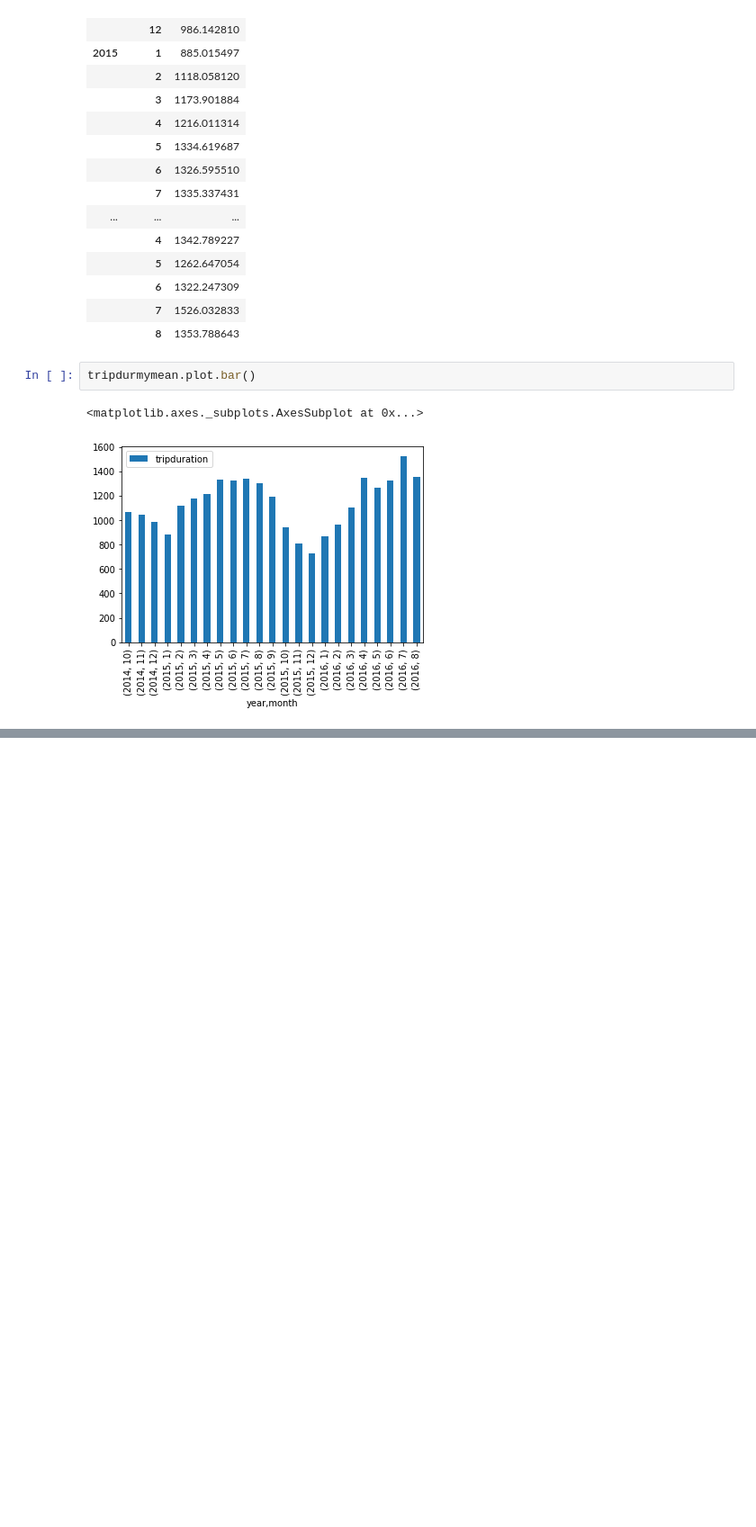
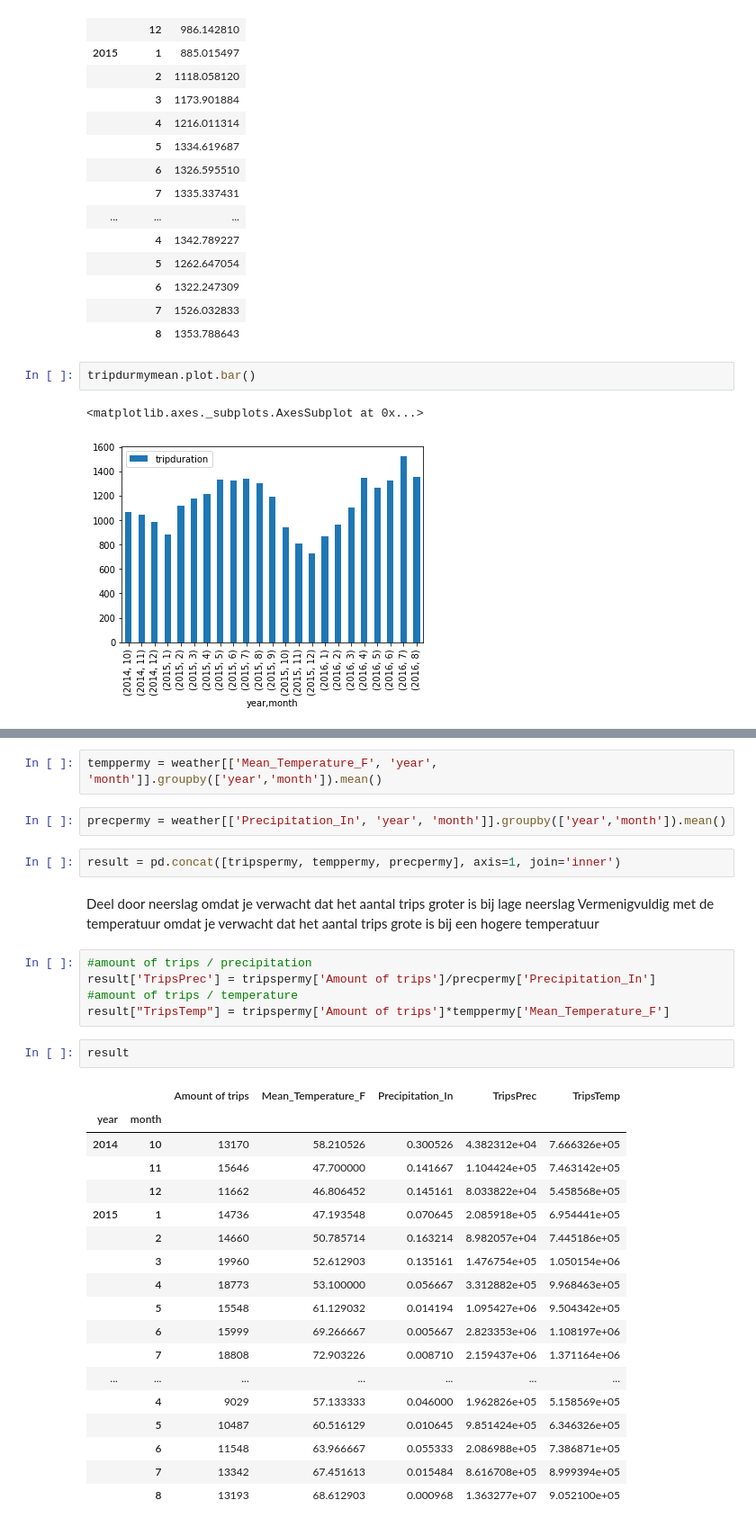
Before and after one commit to JeroenBoshuis/DataScience_Casus, a Jupyter notebook: Will people cycle more in the future - Jeroen.ipynb, the cells around one changed output, grey strips where cells are left out. Shown at 90% size. Saved outputs shown, nothing was run; the diff lists cells and outputs as text; blank space fills up the shorter version.

```diff
--- a/Will people cycle more in the future - Jeroen.ipynb
+++ b/Will people cycle more in the future - Jeroen.ipynb
@@ -211,0 +220,35 @@ There is a understandable downfall every winter season. Colder weather makes peo
+# %%
+temppermy = weather[['Mean_Temperature_F', 'year', 'month']].groupby(['year','month']).mean()
+# %%
+precpermy = weather[['Precipitation_In', 'year', 'month']].groupby(['year','month']).mean()
+# %%
+result = pd.concat([tripspermy, temppermy, precpermy], axis=1, join='inner')
+# %% [markdown]
+Deel door neerslag omdat je verwacht dat het aantal trips groter is bij lage neerslag
+Vermenigvuldig met de temperatuur omdat je verwacht dat het aantal trips grote is bij een hogere temperatuur
+# %%
+#amount of trips / precipitation
+result['TripsPrec'] = tripspermy['Amount of trips']/precpermy['Precipitation_In']
+#amount of trips / temperature
+result["TripsTemp"] = tripspermy['Amount of trips']*temppermy['Mean_Temperature_F']
+# %%
+result
+# %% [output]
+|  |  | Amount of trips | Mean_Temperature_F | Precipitation_In | TripsPrec | TripsTemp |
+| year | month |  |  |  |  |  |
+| 2014 | 10 | 13170 | 58.210526 | 0.300526 | 4.382312e+04 | 7.666326e+05 |
+|  | 11 | 15646 | 47.700000 | 0.141667 | 1.104424e+05 | 7.463142e+05 |
+|  | 12 | 11662 | 46.806452 | 0.145161 | 8.033822e+04 | 5.458568e+05 |
+| 2015 | 1 | 14736 | 47.193548 | 0.070645 | 2.085918e+05 | 6.954441e+05 |
+|  | 2 | 14660 | 50.785714 | 0.163214 | 8.982057e+04 | 7.445186e+05 |
+|  | 3 | 19960 | 52.612903 | 0.135161 | 1.476754e+05 | 1.050154e+06 |
+|  | 4 | 18773 | 53.100000 | 0.056667 | 3.312882e+05 | 9.968463e+05 |
+|  | 5 | 15548 | 61.129032 | 0.014194 | 1.095427e+06 | 9.504342e+05 |
+|  | 6 | 15999 | 69.266667 | 0.005667 | 2.823353e+06 | 1.108197e+06 |
+|  | 7 | 18808 | 72.903226 | 0.008710 | 2.159437e+06 | 1.371164e+06 |
+| ... | ... | ... | ... | ... | ... | ... |
+|  | 4 | 9029 | 57.133333 | 0.046000 | 1.962826e+05 | 5.158569e+05 |
+|  | 5 | 10487 | 60.516129 | 0.010645 | 9.851424e+05 | 6.346326e+05 |
+|  | 6 | 11548 | 63.966667 | 0.055333 | 2.086988e+05 | 7.386871e+05 |
+|  | 7 | 13342 | 67.451613 | 0.015484 | 8.616708e+05 | 8.999394e+05 |
+|  | 8 | 13193 | 68.612903 | 0.000968 | 1.363277e+07 | 9.052100e+05 |
```
Also changed, not shown: parts of 21 cells of this notebook.
